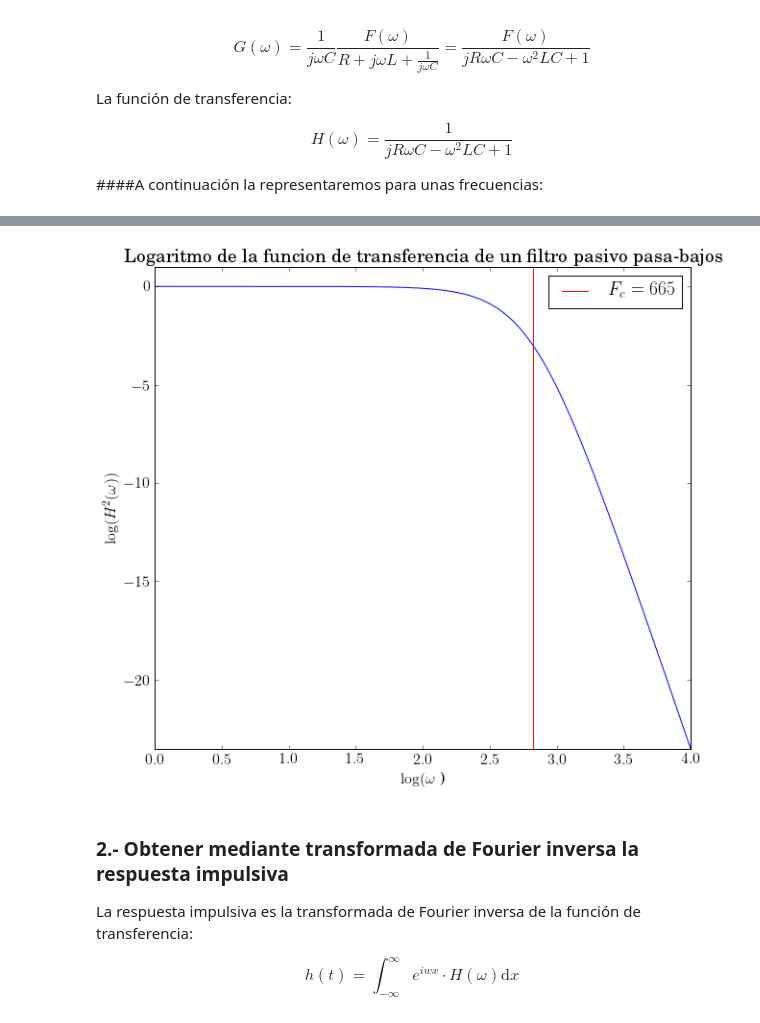
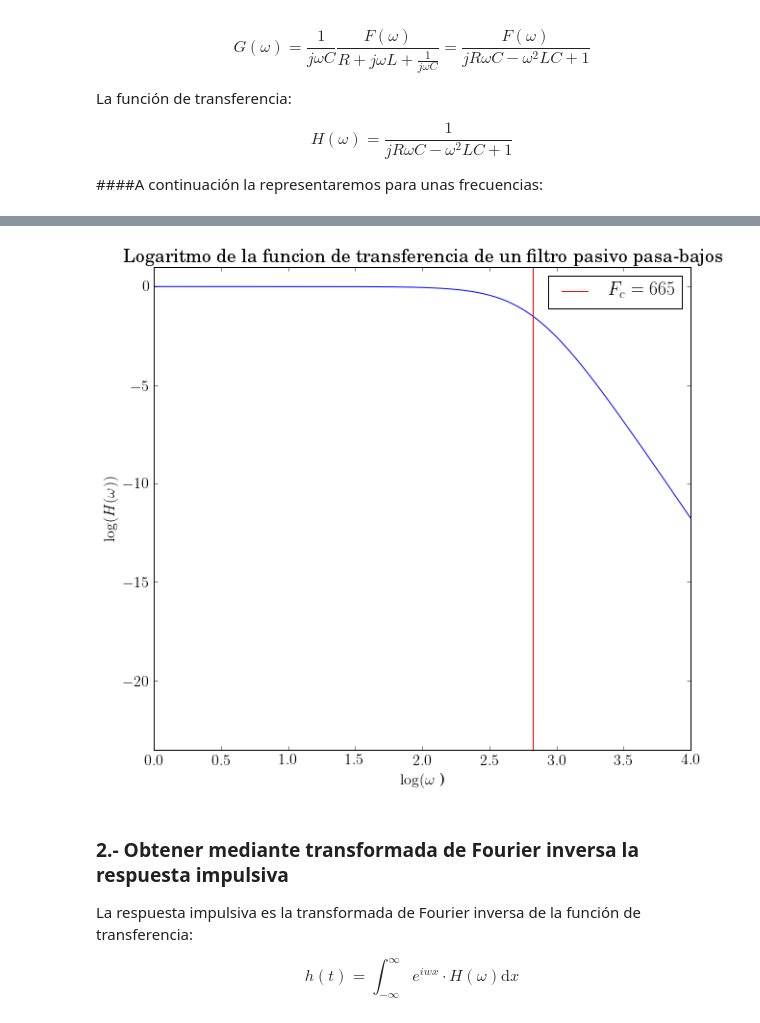
Before and after one commit to RoberTnf/Se-ales, a Jupyter notebook: Filtro pasivo pasa-bajos.ipynb, the cells around one changed output, grey strips where cells are left out. Saved outputs shown, nothing was run; the diff lists cells and outputs as text; code cells hidden in the pictures.

```diff
--- a/Filtro pasivo pasa-bajos.ipynb
+++ b/Filtro pasivo pasa-bajos.ipynb
@@ -72,15 +72,15 @@ show()
 # %%
 ylim(ymax=1, ymin = min(10*log10(abs(Hlog)**2)))
 
-plot(log10(wlog),10*log10(abs(Hlog)**2))
+plot(log10(wlog),10*log10(abs(Hlog)))
 axvline(log10(fcor), 0, 1, c = "r", label="$F_c = {}$".format(int(fcor)))
-ylabel(r"$\log (H^2 ( \omega ))$")
+ylabel(r"$\log (H ( \omega ))$")
 xlabel(r"$\log( \omega$ )")
 legend(loc="best")
 title("Logaritmo de la funcion de transferencia de un filtro pasivo pasa-bajos")
 show()
 # %% [output]
-[figure, old version]
+[figure, new version]
 # %% [markdown]
 ### 2.- Obtener mediante transformada de Fourier inversa la respuesta impulsiva
 
```
Also changed, not shown: parts of 5 cells of this notebook.
